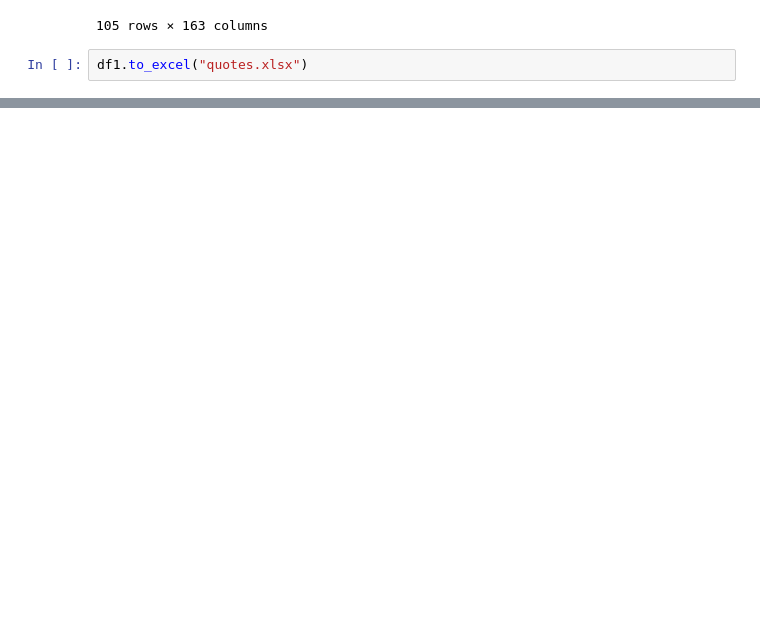
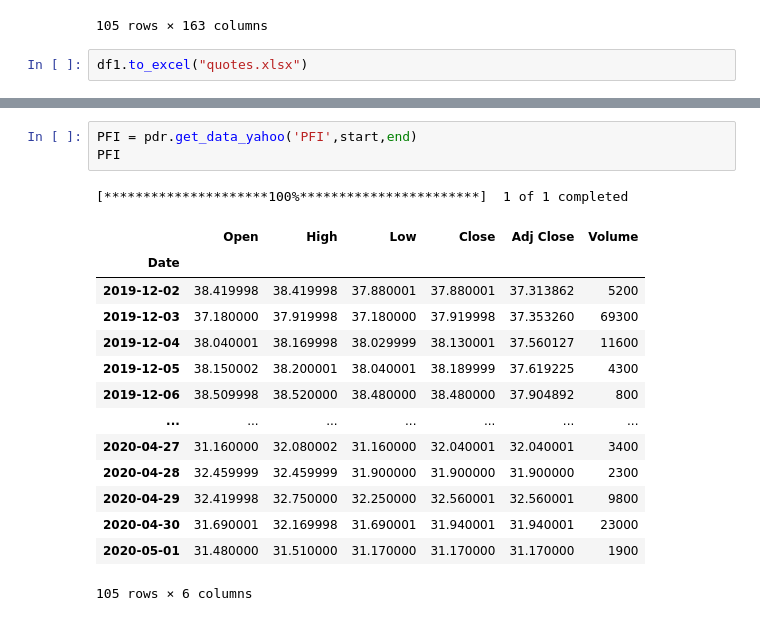
Before and after one commit to ChengyiXu0827/investpy-yfinance, a Jupyter notebook: ETF - ChengyiXu - 05.04.20.ipynb, the cells around one changed output, grey strips where cells are left out. Saved outputs shown, nothing was run; the diff lists cells and outputs as text; blank space fills up the shorter version.

```diff
--- a/ETF - ChengyiXu - 05.04.20.ipynb
+++ b/ETF - ChengyiXu - 05.04.20.ipynb
@@ -279,0 +333,19 @@ df1.to_excel("quotes.xlsx")
+# %%
+PFI = pdr.get_data_yahoo('PFI',start,end)
+PFI
+# %% [output]
+[*********************100%***********************]  1 of 1 completed
+|  | Open | High | Low | Close | Adj Close | Volume |
+| Date |  |  |  |  |  |  |
+| 2019-12-02 | 38.419998 | 38.419998 | 37.880001 | 37.880001 | 37.313862 | 5200 |
+| 2019-12-03 | 37.180000 | 37.919998 | 37.180000 | 37.919998 | 37.353260 | 69300 |
+| 2019-12-04 | 38.040001 | 38.169998 | 38.029999 | 38.130001 | 37.560127 | 11600 |
+| 2019-12-05 | 38.150002 | 38.200001 | 38.040001 | 38.189999 | 37.619225 | 4300 |
+| 2019-12-06 | 38.509998 | 38.520000 | 38.480000 | 38.480000 | 37.904892 | 800 |
+| ... | ... | ... | ... | ... | ... | ... |
+| 2020-04-27 | 31.160000 | 32.080002 | 31.160000 | 32.040001 | 32.040001 | 3400 |
+| 2020-04-28 | 32.459999 | 32.459999 | 31.900000 | 31.900000 | 31.900000 | 2300 |
+| 2020-04-29 | 32.419998 | 32.750000 | 32.250000 | 32.560001 | 32.560001 | 9800 |
+| 2020-04-30 | 31.690001 | 32.169998 | 31.690001 | 31.940001 | 31.940001 | 23000 |
+| 2020-05-01 | 31.480000 | 31.510000 | 31.170000 | 31.170000 | 31.170000 | 1900 |
+105 rows × 6 columns
```
Also changed, not shown: parts of 11 cells of this notebook.
